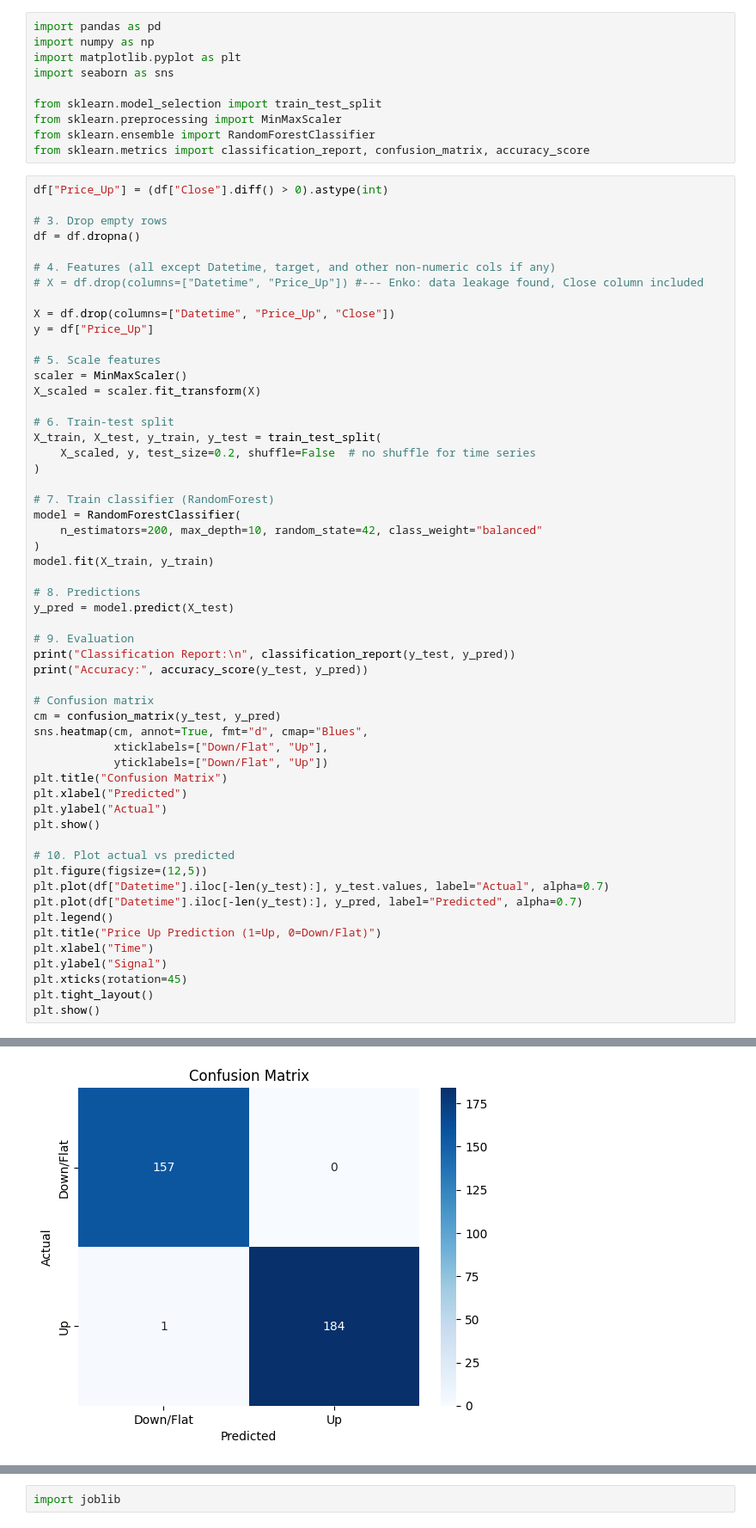
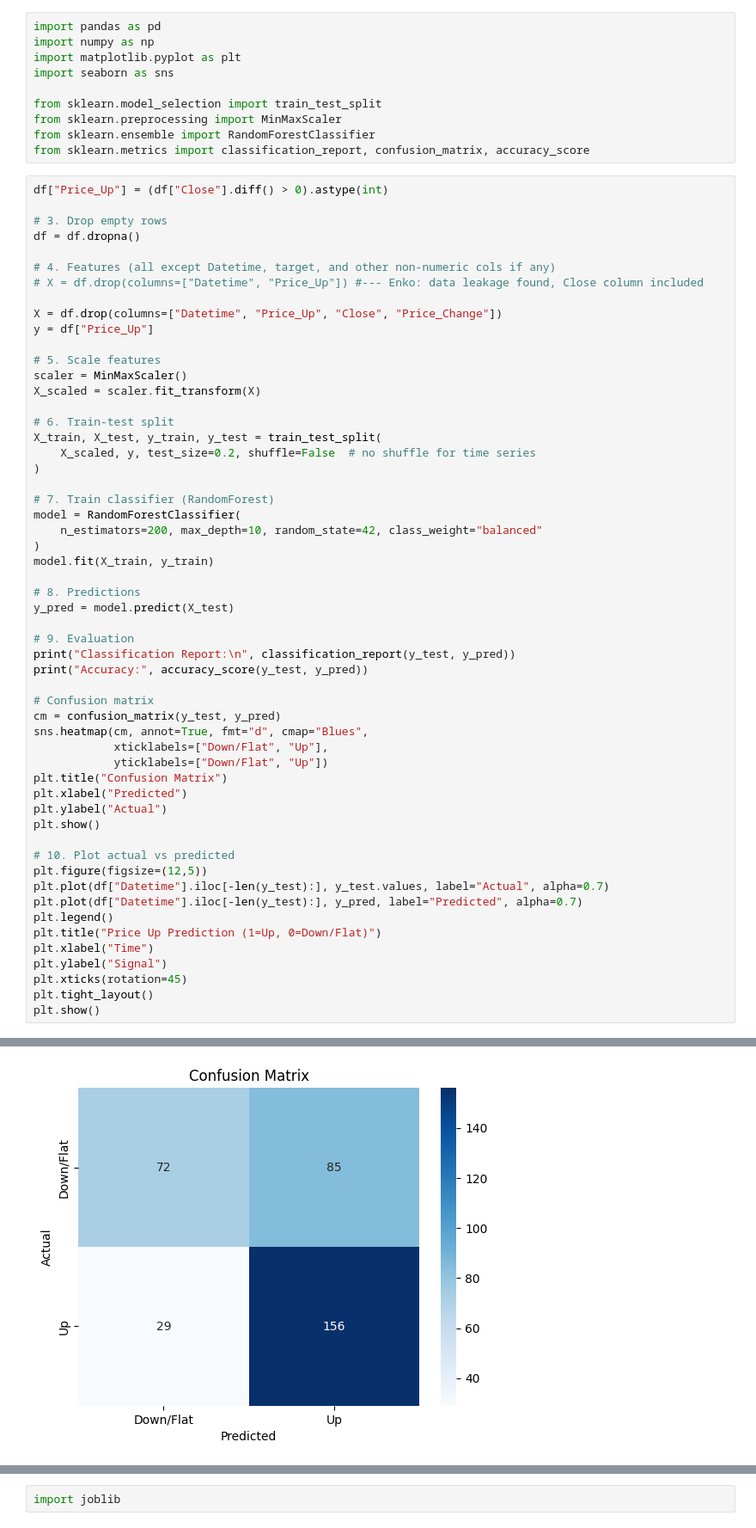
Before and after one commit to sejfovskienes/training-model-strong, a Jupyter notebook: classification/preprocess_and_train.ipynb, the cells around one changed output, grey strips where cells are left out. Shown at 86% size. Cells and saved outputs as stored; diff of their text form.

```diff
--- a/classification/preprocess_and_train.ipynb
+++ b/classification/preprocess_and_train.ipynb
@@ -35,7 +46,7 @@ df = df.dropna()
 # 4. Features (all except Datetime, target, and other non-numeric cols if any)
 # X = df.drop(columns=["Datetime", "Price_Up"]) #--- Enko: data leakage found, Close column included
 
-X = df.drop(columns=["Datetime", "Price_Up", "Close"])
+X = df.drop(columns=["Datetime", "Price_Up", "Close", "Price_Change"])
 y = df["Price_Up"]
 
 # 5. Scale features
@@ -96 +107 @@ Accuracy: 0.9970760233918129
-[figure, old version]
+[figure, new version]
```
Also changed, not shown: parts of 3 cells of this notebook, 2 other files.
